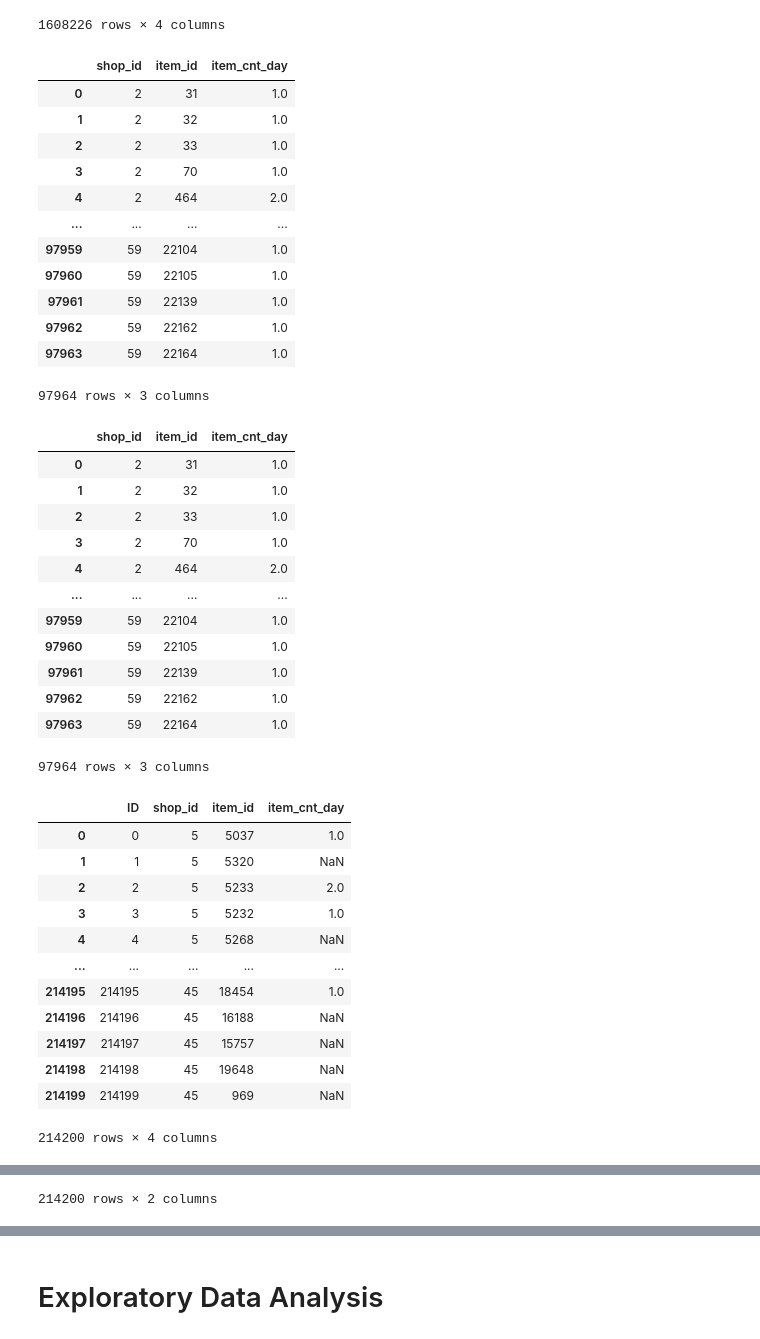
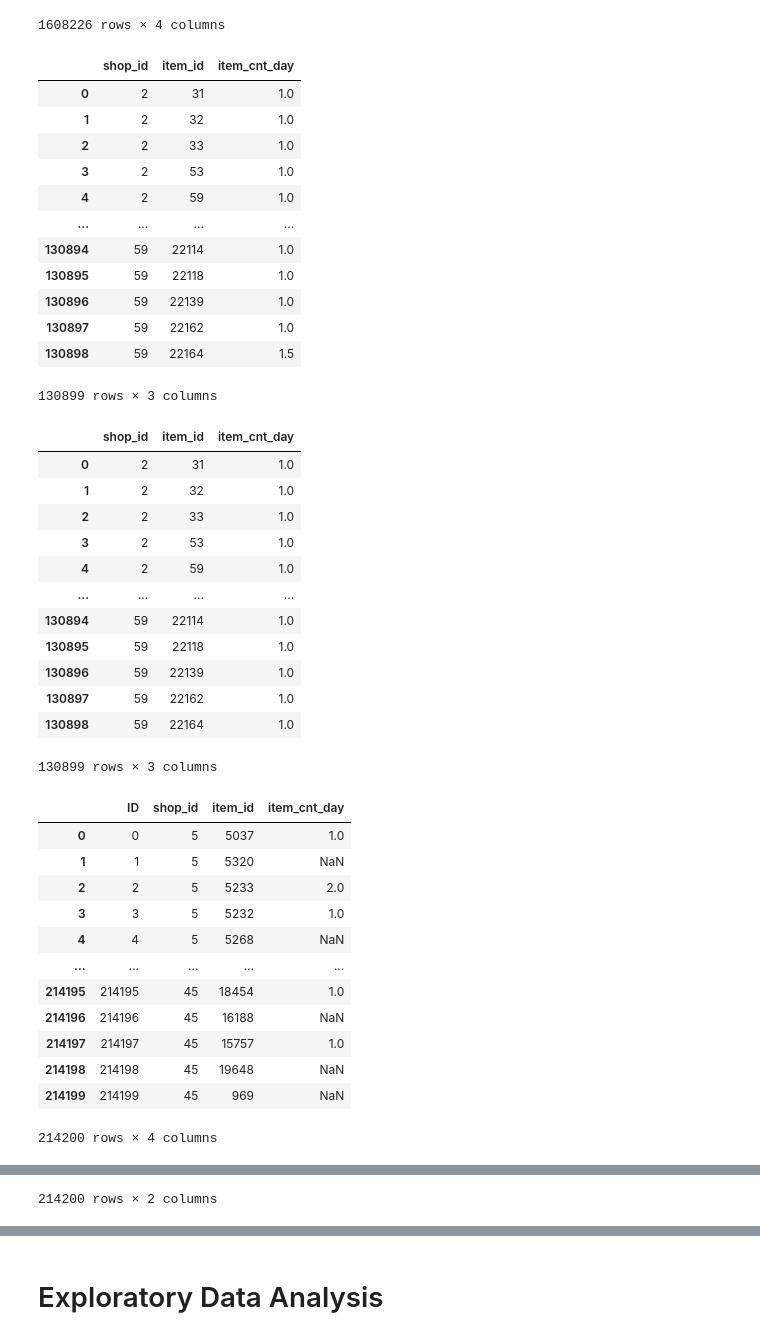
Before and after one commit to arcarrion/hsespecialization_course02, a Jupyter notebook: 02_eda.ipynb, the cells around one changed output, grey strips where cells are left out. Saved outputs shown, nothing was run; the diff lists cells and outputs as text; code cells hidden in the pictures.

```diff
--- a/02_eda.ipynb
+++ b/02_eda.ipynb
@@ -143,41 +143,41 @@ display(sales_noreturns_grouped)
 1608226 rows × 4 columns
 # %%
 # Baseline score: median sales, rounded down
-sales_noreturns_grouped_last_6_months = sales_noreturns_grouped.loc[sales_noreturns_grouped.date_block_num>=(34-6), :]
+sales_noreturns_grouped_last_6_months = sales_noreturns_grouped.loc[sales_noreturns_grouped.date_block_num>=(34-9), :]
 median_sales = sales_noreturns_grouped_last_6_months.groupby(['shop_id','item_id']).aggregate({'item_cnt_day':'median'}).reset_index()
 display(median_sales)
 median_sales.item_cnt_day = np.floor(median_sales.item_cnt_day)
 display(median_sales)
 #median_sales = sales_noreturns_grouped.loc[sales_noreturns_grouped.date_block_num==(34-12), :]
 #display(median_sales)
-submit_solution(median_sales, 'Median last 6 months')
+submit_solution(median_sales, 'Median last 9 months')
 # %% [output]
 |  | shop_id | item_id | item_cnt_day |
 | 0 | 2 | 31 | 1.0 |
 | 1 | 2 | 32 | 1.0 |
 | 2 | 2 | 33 | 1.0 |
-| 3 | 2 | 70 | 1.0 |
-| 4 | 2 | 464 | 2.0 |
+| 3 | 2 | 53 | 1.0 |
+| 4 | 2 | 59 | 1.0 |
 | ... | ... | ... | ... |
-| 97959 | 59 | 22104 | 1.0 |
-| 97960 | 59 | 22105 | 1.0 |
-| 97961 | 59 | 22139 | 1.0 |
-| 97962 | 59 | 22162 | 1.0 |
-| 97963 | 59 | 22164 | 1.0 |
+| 130894 | 59 | 22114 | 1.0 |
+| 130895 | 59 | 22118 | 1.0 |
+| 130896 | 59 | 22139 | 1.0 |
+| 130897 | 59 | 22162 | 1.0 |
+| 130898 | 59 | 22164 | 1.5 |
-97964 rows × 3 columns
+130899 rows × 3 columns
 |  | shop_id | item_id | item_cnt_day |
 | 0 | 2 | 31 | 1.0 |
 | 1 | 2 | 32 | 1.0 |
 | 2 | 2 | 33 | 1.0 |
-| 3 | 2 | 70 | 1.0 |
-| 4 | 2 | 464 | 2.0 |
+| 3 | 2 | 53 | 1.0 |
+| 4 | 2 | 59 | 1.0 |
 | ... | ... | ... | ... |
-| 97959 | 59 | 22104 | 1.0 |
-| 97960 | 59 | 22105 | 1.0 |
-| 97961 | 59 | 22139 | 1.0 |
-| 97962 | 59 | 22162 | 1.0 |
-| 97963 | 59 | 22164 | 1.0 |
+| 130894 | 59 | 22114 | 1.0 |
+| 130895 | 59 | 22118 | 1.0 |
+| 130896 | 59 | 22139 | 1.0 |
+| 130897 | 59 | 22162 | 1.0 |
+| 130898 | 59 | 22164 | 1.0 |
-97964 rows × 3 columns
+130899 rows × 3 columns
 |  | ID | shop_id | item_id | item_cnt_day |
 | 0 | 0 | 5 | 5037 | 1.0 |
 | 1 | 1 | 5 | 5320 | NaN |
@@ -187,7 +187,7 @@ submit_solution(median_sales, 'Median last 6 months')
 | ... | ... | ... | ... | ... |
 | 214195 | 214195 | 45 | 18454 | 1.0 |
 | 214196 | 214196 | 45 | 16188 | NaN |
-| 214197 | 214197 | 45 | 15757 | NaN |
+| 214197 | 214197 | 45 | 15757 | 1.0 |
 | 214198 | 214198 | 45 | 19648 | NaN |
 | 214199 | 214199 | 45 | 969 | NaN |
 214200 rows × 4 columns
```
Also changed, not shown: parts of 16 cells of this notebook.
